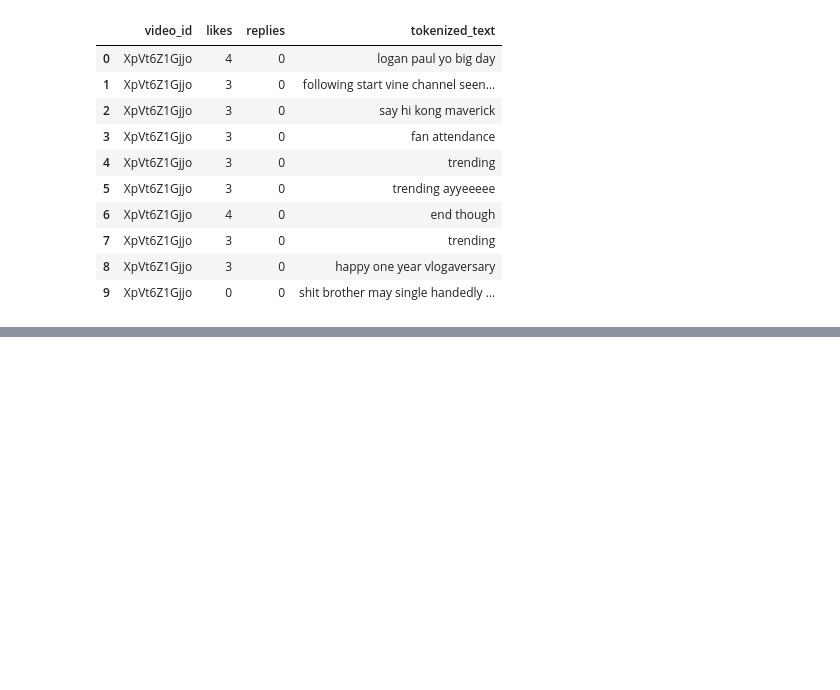
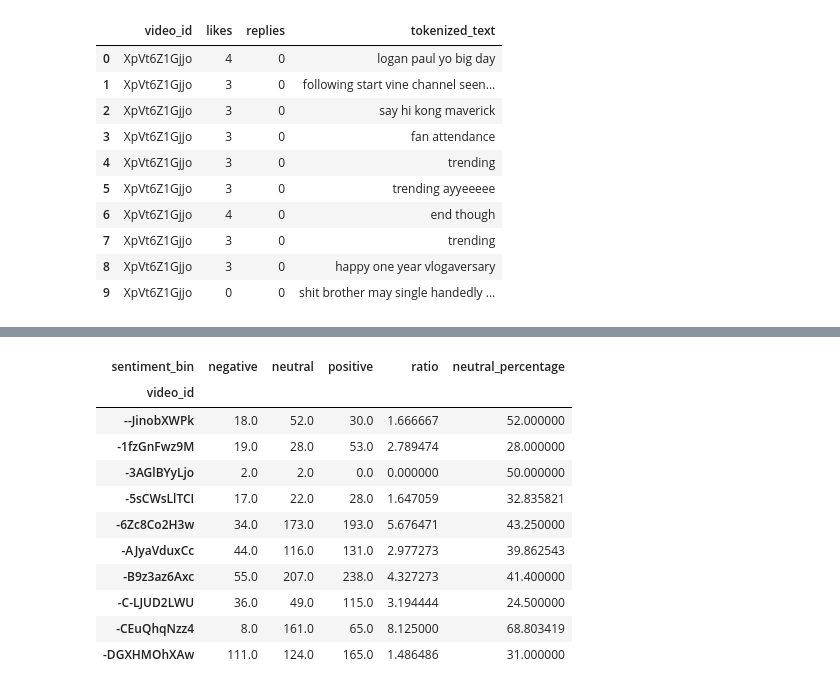
Before and after one commit to betanight/youtube_sentiment_analysis, a Jupyter notebook: notebooks/eda_analysis_fonz.ipynb, the cells around one changed output, grey strips where cells are left out. Saved outputs shown, nothing was run; the diff lists cells and outputs as text; code cells hidden in the pictures; blank space fills up the shorter version.

Commit message:
updated notebook with appropriate ratios

```diff
--- a/notebooks/eda_analysis_fonz.ipynb
+++ b/notebooks/eda_analysis_fonz.ipynb
@@ -248,0 +240,13 @@ comments.head(10)
+# %%
+# 1.Calculate the polarity score of an individual comment
+from textblob import TextBlob
+
+# Function to calculate sentiment polarity
+def get_sentiment(text):
+    analysis = TextBlob(text)
+    return analysis.sentiment.polarity
+
+# Apply the function to the 'tokenized_text' column
+comments['polarity']= comments['tokenized_text'].apply(get_sentiment)
+
+comments.head(10)
@@ -248,0 +265,27 @@ comments.head(10)
+# %%
+# 2.Classify the sentiment based on polarity
+comments['sentiment_bin'] = comments['polarity'].apply(lambda x: 'positive' if x > 0 else ('negative' if x < 0 else 'neutral'))
+sentiment_share = comments.groupby('video_id')['sentiment_bin'].value_counts().unstack().fillna(0).head(20) # Display the sentiment counts for each video
+# %%
+# 3.Calculate Positive-to-Negative Ratio
+sentiment_share['ratio'] = sentiment_share['positive'] / sentiment_share['negative']
+sentiment_share.fillna(0, inplace=True)  # Handle cases where there are no negative comments
+# %%
+# 4.Calculate Percentage of Neutral Comments used in the analysis
+# neutral percentage is used to help calculate the emoti0onal charge related to audience reaction.
+sentiment_share['neutral_percentage'] = (sentiment_share['neutral'] / (sentiment_share['positive'] + sentiment_share['negative'] + sentiment_share['neutral'])) * 100
+# %%
+sentiment_share.head(10)
+# %% [output]
+| sentiment_bin | negative | neutral | positive | ratio | neutral_percentage |
+| video_id |  |  |  |  |  |
+| --JinobXWPk | 18.0 | 52.0 | 30.0 | 1.666667 | 52.000000 |
+| -1fzGnFwz9M | 19.0 | 28.0 | 53.0 | 2.789474 | 28.000000 |
+| -3AGlBYyLjo | 2.0 | 2.0 | 0.0 | 0.000000 | 50.000000 |
+| -5sCWsLlTCI | 17.0 | 22.0 | 28.0 | 1.647059 | 32.835821 |
+| -6Zc8Co2H3w | 34.0 | 173.0 | 193.0 | 5.676471 | 43.250000 |
+| -AJyaVduxCc | 44.0 | 116.0 | 131.0 | 2.977273 | 39.862543 |
+| -B9z3az6Axc | 55.0 | 207.0 | 238.0 | 4.327273 | 41.400000 |
+| -C-LJUD2LWU | 36.0 | 49.0 | 115.0 | 3.194444 | 24.500000 |
+| -CEuQhqNzz4 | 8.0 | 161.0 | 65.0 | 8.125000 | 68.803419 |
+| -DGXHMOhXAw | 111.0 | 124.0 | 165.0 | 1.486486 | 31.000000 |
```
Also changed, not shown: parts of 7 cells of this notebook.
